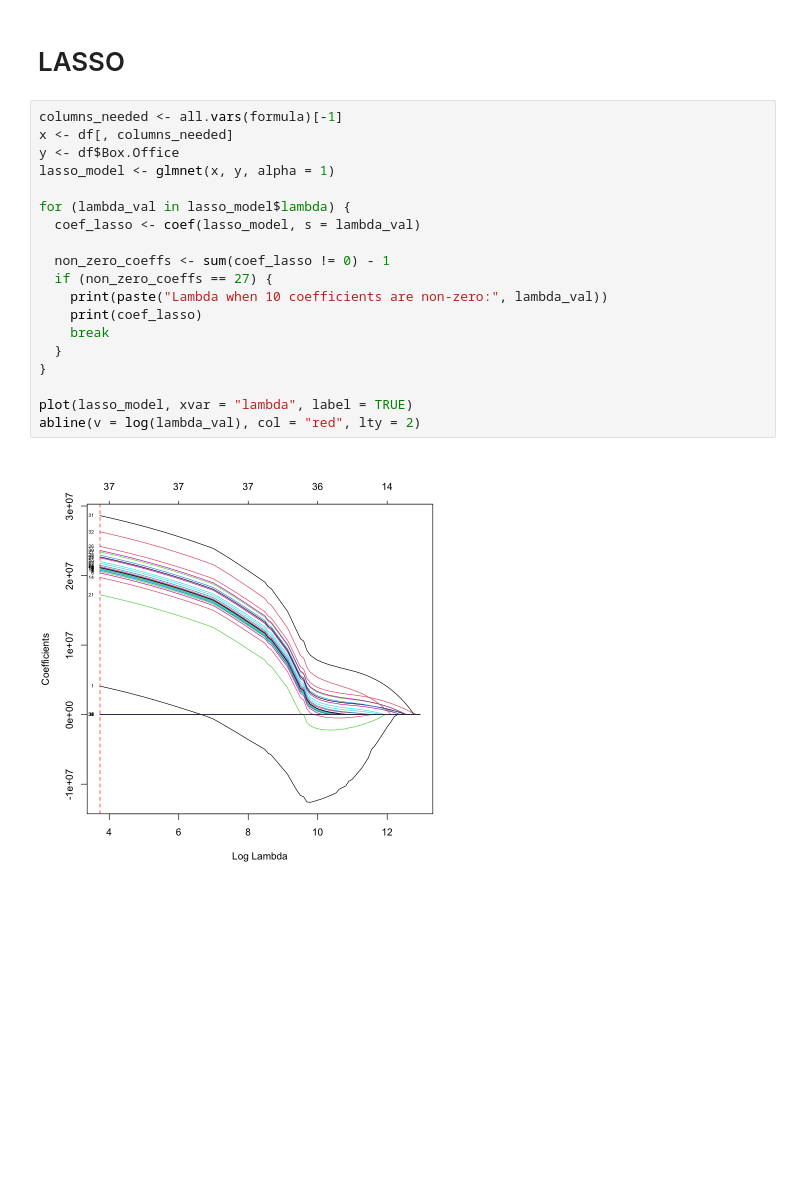
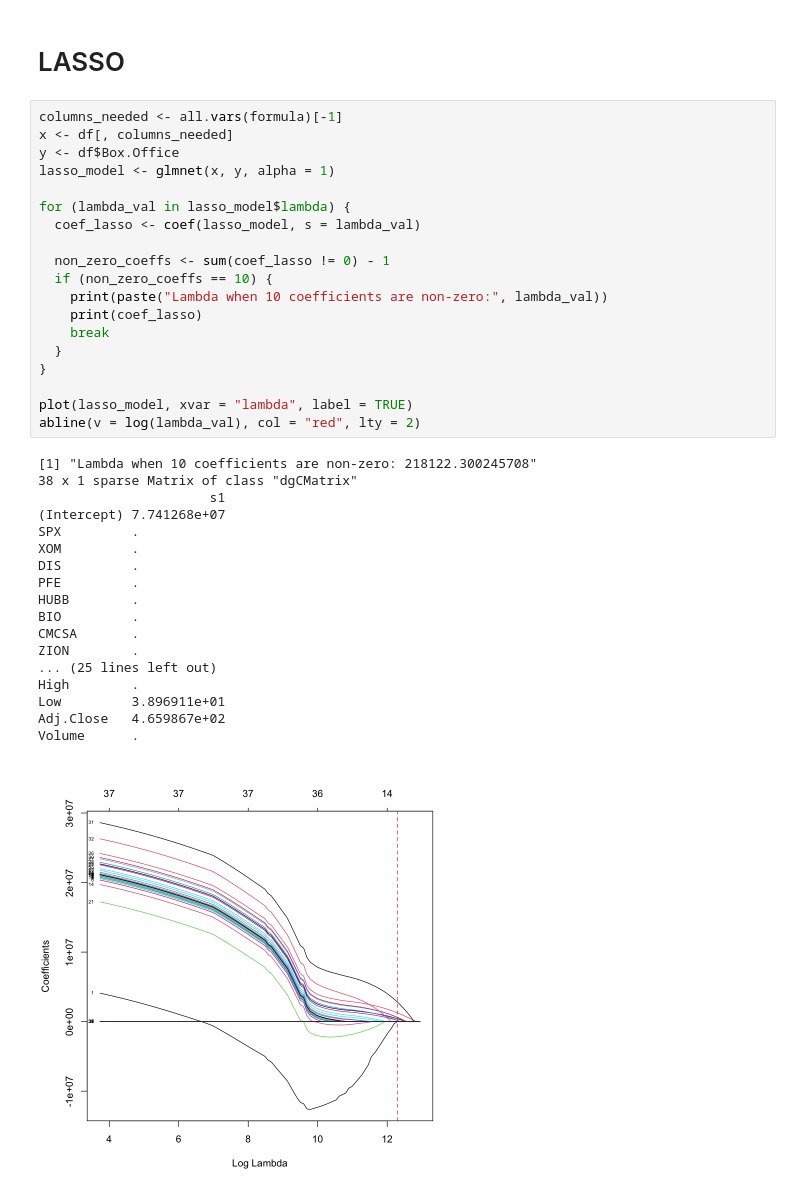
Before and after one commit to sophiarutman/stocks-and-movies, a Jupyter notebook: feature_selection_stocks.ipynb, the cells around one changed output. Drawn from its saved outputs; the diff is of its cells as text; blank space fills up the shorter version.

```diff
--- a/feature_selection_stocks.ipynb
+++ b/feature_selection_stocks.ipynb
@@ -208,22 +190,39 @@ paste0("Optimal Cp Features: ", m)
 # %%
 columns_needed <- all.vars(formula)[-1]
 x <- df[, columns_needed]
 y <- df$Box.Office
 lasso_model <- glmnet(x, y, alpha = 1)
 
 for (lambda_val in lasso_model$lambda) {
   coef_lasso <- coef(lasso_model, s = lambda_val)
 
   non_zero_coeffs <- sum(coef_lasso != 0) - 1
-  if (non_zero_coeffs == 27) {
+  if (non_zero_coeffs == 10) {
     print(paste("Lambda when 10 coefficients are non-zero:", lambda_val))
     print(coef_lasso)
     break
   }
 }
 
 plot(lasso_model, xvar = "lambda", label = TRUE)
 abline(v = log(lambda_val), col = "red", lty = 2)
 # %% [output]
+[1] "Lambda when 10 coefficients are non-zero: 218122.300245708"
+38 x 1 sparse Matrix of class "dgCMatrix"
+                      s1
+(Intercept) 7.741268e+07
+SPX         .
+XOM         .
+DIS         .
+PFE         .
+HUBB        .
+BIO         .
+CMCSA       .
+ZION        .
+... (25 lines left out)
+High        .
+Low         3.896911e+01
+Adj.Close   4.659867e+02
+Volume      .
-[figure, old version]
+[figure, new version]
 # %%
```
Also changed, not shown: parts of 5 cells of this notebook, 1 other file.
